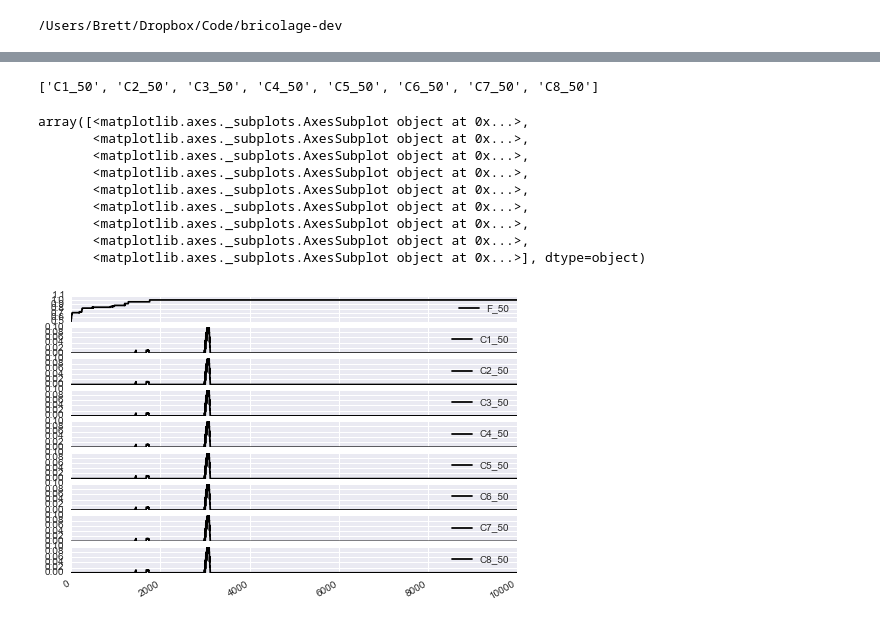
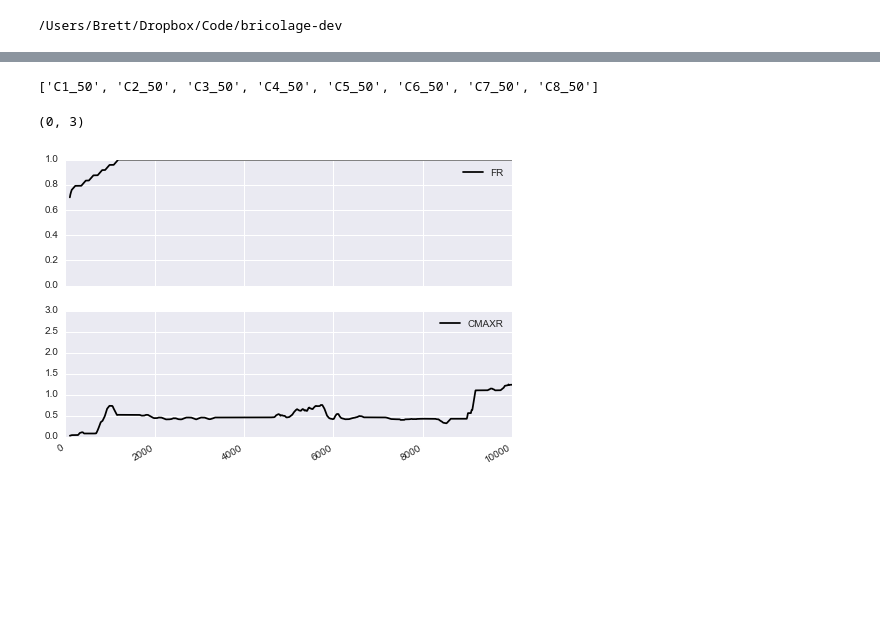
Before and after one commit to brettc/bricolage, a Jupyter notebook: experiments/simple_lineage.ipynb, the cells around one changed output, grey strips where cells are left out. Drawn from its saved outputs; the diff is of its cells as text; code cells hidden in the pictures; blank space fills up the shorter version.

```diff
--- a/experiments/simple_lineage.ipynb
+++ b/experiments/simple_lineage.ipynb
@@ -13,6 +13,6 @@ import bisect
 from IPython.display import Image
 # %%
 %cd /Users/Brett/Code/bricolage-dev/
-lin = pd.read_pickle('/Users/Brett/Dropbox/SimulationOutput/simple/01-(a-and-not-c)-or-(b-and-c)/000/lineage.pickle')
+lin = pd.read_pickle('/Users/Brett/Dropbox/SimulationOutput/simple/01-(a-and-not-c)-or-(b-and-c)/010/lineage.pickle')
 # %% [output]
 /Users/Brett/Dropbox/Code/bricolage-dev
@@ -29,16 +19,16 @@ lin.tail()
 # %%
 fifties = ['C{}_50'.format(i) for i in range(1, 9)]
 print fifties
-lin.plot(y=['F_50'] + fifties, subplots=True)
 # %% [output]
 ['C1_50', 'C2_50', 'C3_50', 'C4_50', 'C5_50', 'C6_50', 'C7_50', 'C8_50']
-array([<matplotlib.axes._subplots.AxesSubplot object at 0x...>,
-       <matplotlib.axes._subplots.AxesSubplot object at 0x...>,
-       <matplotlib.axes._subplots.AxesSubplot object at 0x...>,
-       <matplotlib.axes._subplots.AxesSubplot object at 0x...>,
-       <matplotlib.axes._subplots.AxesSubplot object at 0x...>,
-       <matplotlib.axes._subplots.AxesSubplot object at 0x...>,
-       <matplotlib.axes._subplots.AxesSubplot object at 0x...>,
-       <matplotlib.axes._subplots.AxesSubplot object at 0x...>,
-       <matplotlib.axes._subplots.AxesSubplot object at 0x...>], dtype=object)
-[figure, removed]
+# %%
+lin['CMAX_50'] = lin[fifties].max(axis=1)
+lin['CMAXR'] = pd.rolling_mean(lin['CMAX_50'], 100)
+lin['FR'] = pd.rolling_mean(lin['F_50'], 100)
+# %%
+FR, CMAXR = lin.plot(y=['FR', 'CMAXR'], subplots=True)
+FR.set_ylim(0, 1)
+CMAXR.set_ylim(0, 3)
+# %% [output]
+(0, 3)
+[figure, added]
```
Also changed, not shown: parts of 4 cells of this notebook, 5 other files.
